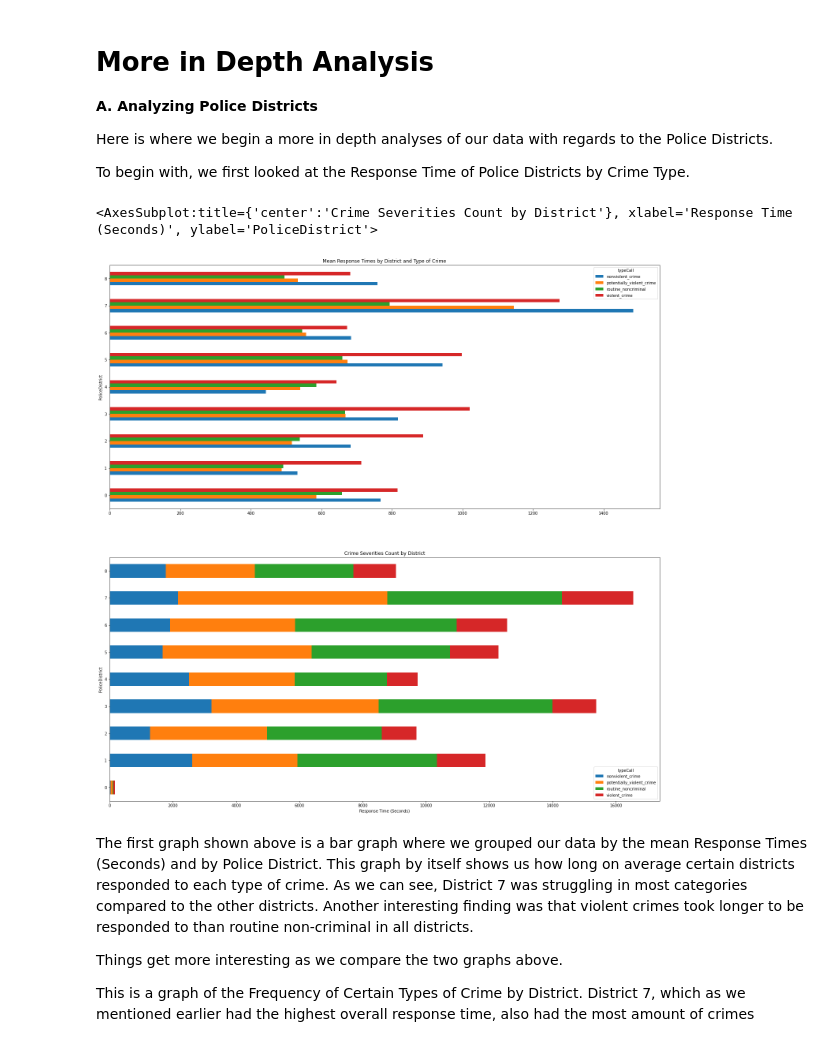
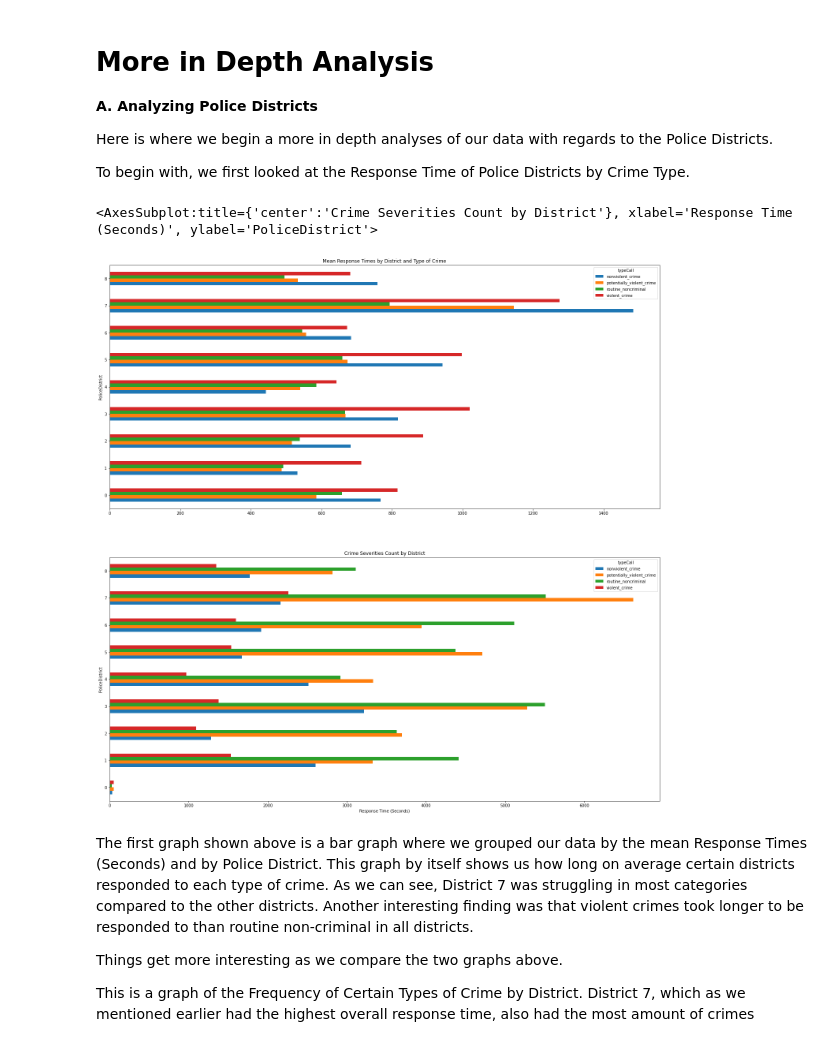
Before and after one commit to M-Sender/ServiceLearning, a Jupyter notebook: code/analysis.ipynb, the cells around one changed output. Drawn from its saved outputs; the diff is of its cells as text; code cells hidden in the pictures.

```diff
--- a/code/analysis.ipynb
+++ b/code/analysis.ipynb
@@ -315,14 +315,14 @@ To begin with, we first looked at the Response Time of Police Districts by Crime
 # %%
 fig, ax = plt.subplots(2,1,figsize=(25,25))
 resp_by_type_and_district = top_Call_df.groupby(['PoliceDistrict','typeCall']).responseSeconds.mean().unstack()
 resp_by_type_and_district.plot.barh(ax=ax[0],stacked=False, legend=True, title="Mean Response Times by District and Type of Crime")
 plt.xlabel('Response Time (Seconds)')
 
 df_calls_top_district_typeRank = pd.crosstab(top_Call_df['PoliceDistrict'],top_Call_df['typeCall'])
-df_calls_top_district_typeRank.plot.barh(ax =ax[1],stacked=True, legend=True,title="Crime Severities Count by District")
+df_calls_top_district_typeRank.plot.barh(ax =ax[1],stacked=False, legend=True,title="Crime Severities Count by District")
 # %% [output]
 <AxesSubplot:title={'center':'Crime Severities Count by District'}, xlabel='Response Time (Seconds)', ylabel='PoliceDistrict'>
-[figure, old version]
+[figure, new version]
 # %% [markdown]
 The first graph shown above is a bar graph where we grouped our data by the mean Response Times (Seconds) and by Police District. This graph by itself shows us how long on average certain districts responded to each type of crime. As we can see, District 7 was struggling in most categories compared to the other districts.
 Another interesting finding was that violent crimes took longer to be responded to than routine non-criminal in all districts.
```
